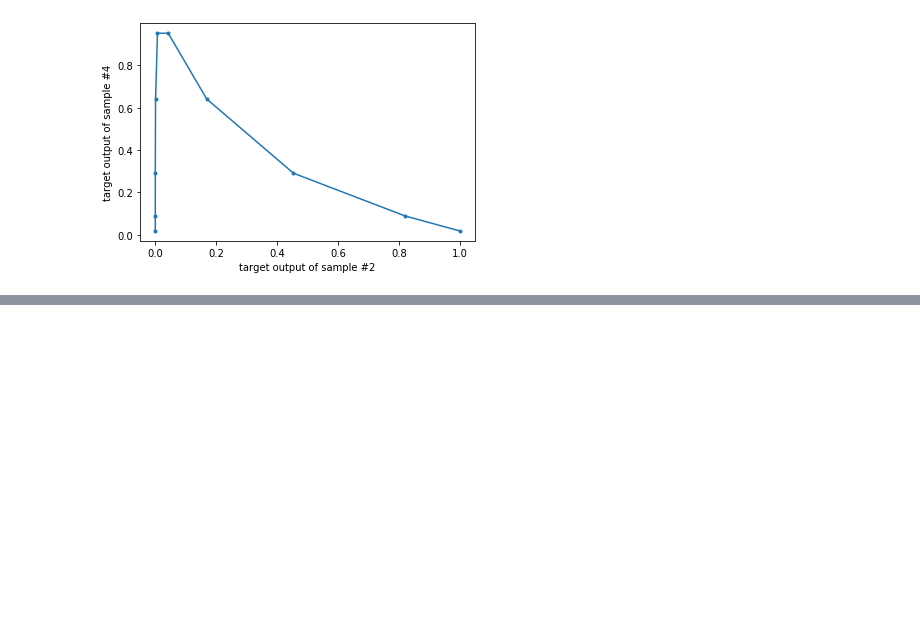
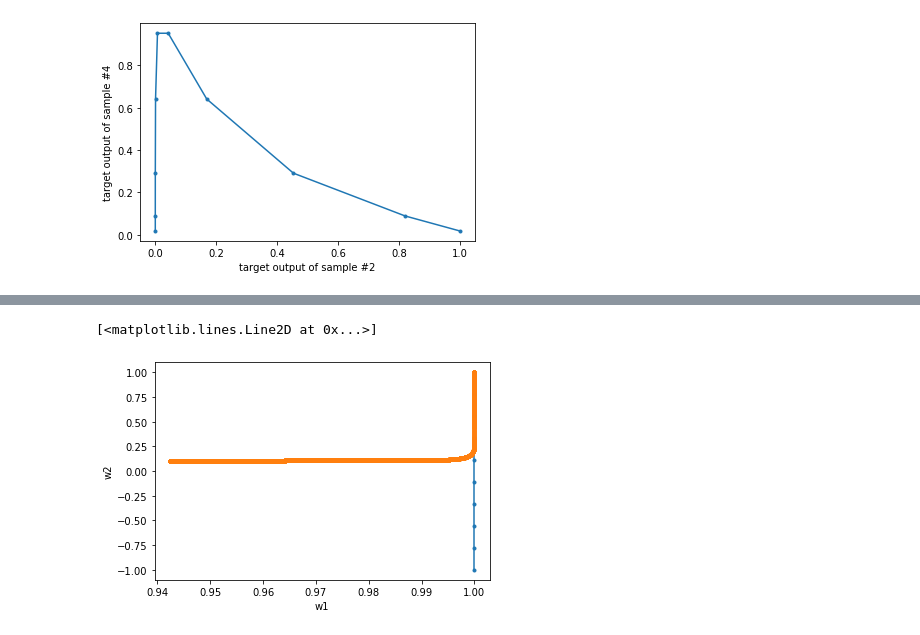
Before and after one commit to georg-wolflein/neural-surfing, a Jupyter notebook: research/notebooks/Semester 2, week 3 cheat approach for stripe problem.ipynb, the cells around one changed output, grey strips where cells are left out. Saved outputs shown, nothing was run; the diff lists cells and outputs as text; code cells hidden in the pictures; blank space fills up the shorter version.

```diff
--- a/research/notebooks/Semester 2, week 3 cheat approach for stripe problem.ipynb
+++ b/research/notebooks/Semester 2, week 3 cheat approach for stripe problem.ipynb
@@ -160,3 +184,14 @@ attempting to achieve subgoal #9
+# %%
+fig, ax = plt.subplots()
+ax.set_xlabel("w1")
+ax.set_ylabel("w2")
+ax.plot(weights[..., 0], weights[..., 1], '.-')
+
+training_weights = np.array(logger.weights).squeeze()
+ax.plot(training_weights[..., 0], training_weights[..., 1], '.-')
+# %% [output]
+[<matplotlib.lines.Line2D at 0x...>]
+[figure, added]
 # %%
 loss_values = list(itertools.chain(*loss))
 
```
Also changed, not shown: parts of 7 cells of this notebook.
